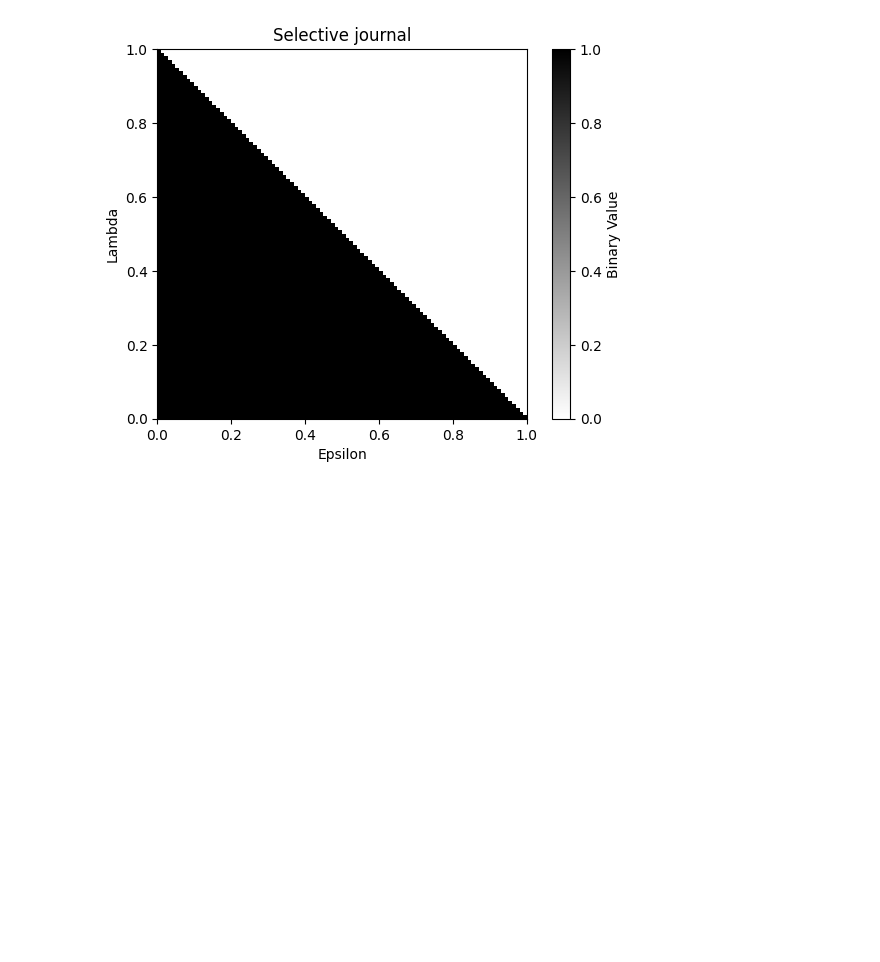
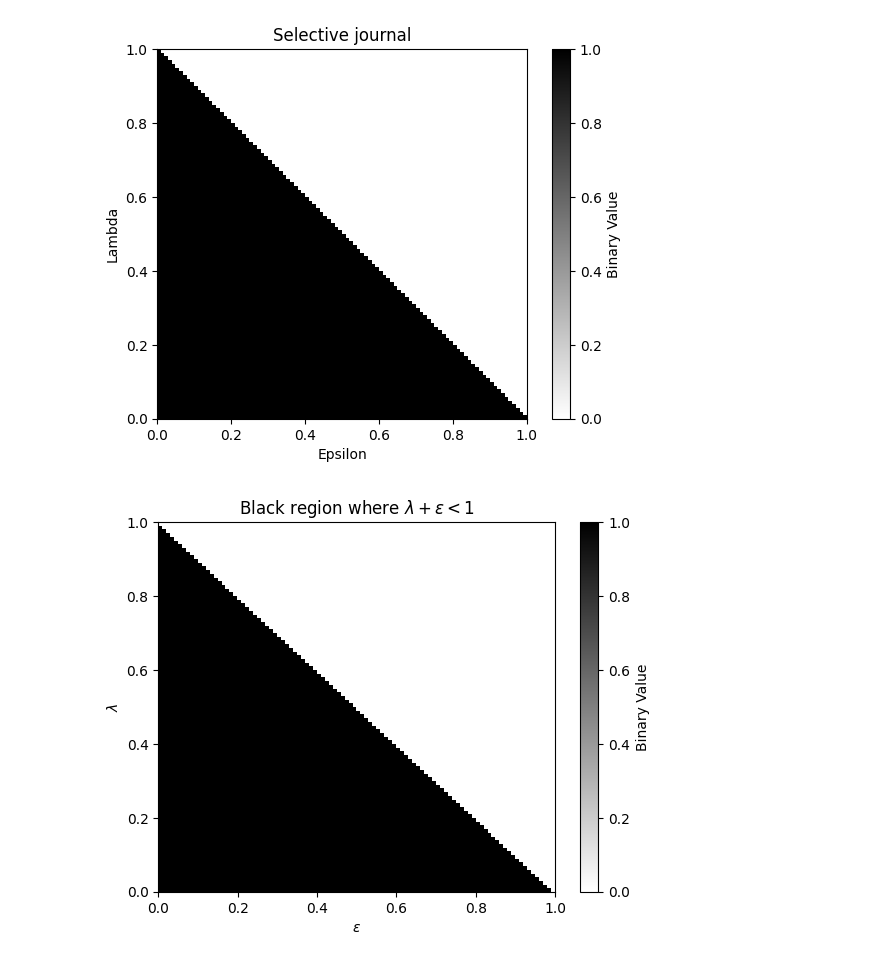
Before and after one commit to Bright-Momo/SimplifiedJournalsGame, a Jupyter notebook: SimplifiedJournalsGame.ipynb, the cells around one changed output. Saved outputs shown, nothing was run; the diff lists cells and outputs as text; code cells hidden in the pictures; blank space fills up the shorter version.

```diff
--- a/SimplifiedJournalsGame.ipynb
+++ b/SimplifiedJournalsGame.ipynb
@@ -156,2 +282,37 @@ print('Binary Value')
 # %% [output]
 [figure]
+# %%
+
+import matplotlib.pyplot as plt
+
+
+n_points = 100
+epsilon_vals = np.linspace(0, 1, n_points)
+lambda_vals = np.linspace(0, 1, n_points)
+
+X, Y = np.meshgrid(epsilon_vals, lambda_vals)
+
+binary_matrix = np.zeros((n_points, n_points), dtype=int)
+
+
+for i in range(n_points):
+    for j in range(n_points):
+        if X[i, j] + Y[i, j] < 1:
+            binary_matrix[i, j] = 1
+        else:
+            binary_matrix[i, j] = 0
+
+plt.imshow(
+    binary_matrix,
+    extent=(0, 1, 0, 1),
+    origin='lower',
+    cmap='binary',
+    aspect='auto'
+)
+plt.colorbar(label='Binary Value')
+plt.xlabel(r'$\epsilon$')
+plt.ylabel(r'$\lambda$')
+plt.title('Black region where $\lambda + \epsilon < 1$')
+plt.show()
+# %% [output]
+[figure, added]
```
Also changed, not shown: parts of 11 cells of this notebook.
